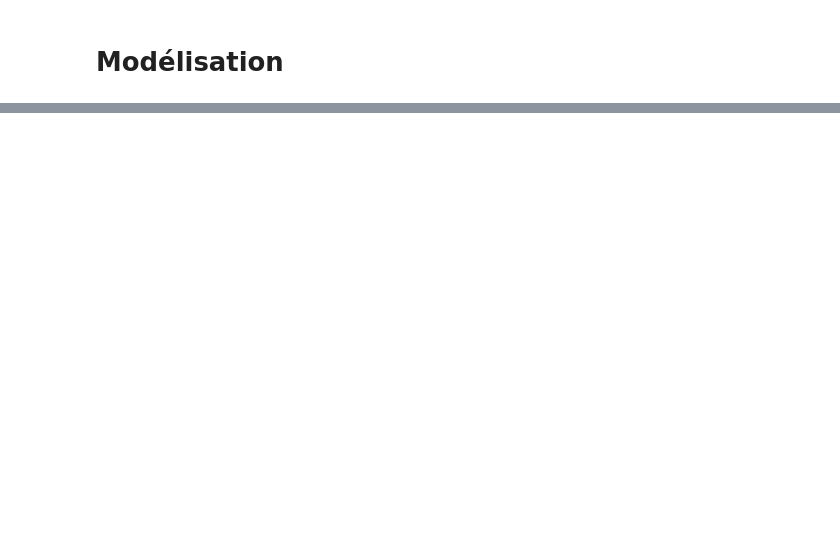
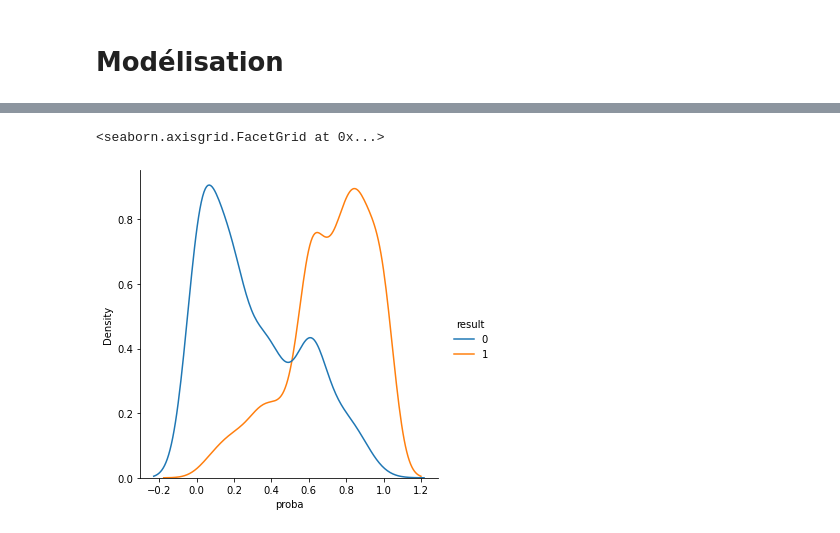
Before and after one commit to dataforgoodfr/offseason_missiontransition_simulateur, a Jupyter notebook: notebooks/score_pertinence.ipynb, the cells around one changed output, grey strips where cells are left out. Drawn from its saved outputs; the diff is of its cells as text; code cells hidden in the pictures; blank space fills up the shorter version.

```diff
--- a/notebooks/score_pertinence.ipynb
+++ b/notebooks/score_pertinence.ipynb
@@ -169,0 +205,2 @@ for feature, value in natural_features:
+# %%
+X, y = df_1.iloc[:, 1:], df_1.iloc[:, 0]
@@ -169,0 +209,6 @@ for feature, value in natural_features:
+# %%
+from sklearn.model_selection import train_test_split
+
+X_train, X_test, y_train, y_test = train_test_split(
+    X, y, test_size=0.2, random_state=42
+)
@@ -169,0 +217,5 @@ for feature, value in natural_features:
+# %%
+from sklearn.linear_model import LogisticRegressionCV
+
+logisticRegressionModel = LogisticRegressionCV(max_iter=1000, random_state=42)
+logisticRegressionModel.fit(X_train, y_train)
@@ -169,0 +268,5 @@ for feature, value in natural_features:
+# %%
+from sklearn.ensemble import RandomForestClassifier
+
+rfc = RandomForestClassifier(n_estimators=1000, max_depth=50, random_state=42)
+rfc.fit(X_train, y_train)
@@ -169,0 +389,6 @@ for feature, value in natural_features:
+# %%
+df_rfc = pd.DataFrame(dict(result=df_1["result"], proba=rfc.predict_proba(X)[:, 1]))
+sns.displot(data=df_rfc, x="proba", hue="result", kind="kde")
+# %% [output]
+<seaborn.axisgrid.FacetGrid at 0x...>
+[figure, added]
```
Also changed, not shown: parts of 65 cells of this notebook.
